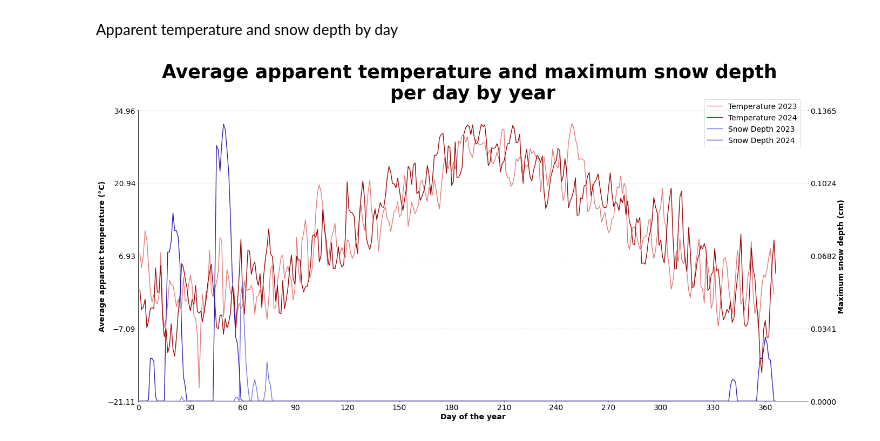
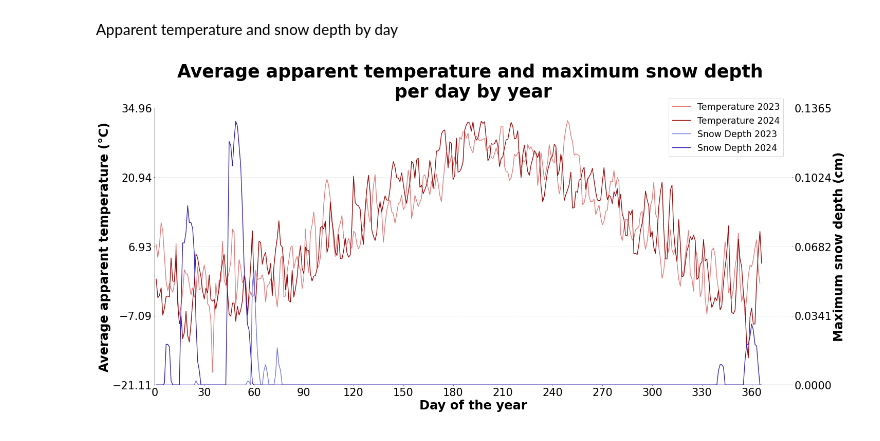
Before and after one commit to floivanhin/Bachelor-Thesis, a Jupyter notebook: Timeseries.ipynb, the cells around one changed output. Drawn from its saved outputs; the diff is of its cells as text; code cells hidden in the pictures.

```diff
--- a/Timeseries.ipynb
+++ b/Timeseries.ipynb
@@ -716,83 +963,122 @@ plt.show()
 # %% [markdown]
 Apparent temperature and snow depth by day
 # %%
+import matplotlib.pyplot as plt
+import pandas as pd
+import seaborn as sns
+import matplotlib.ticker as ticker
+from matplotlib.lines import Line2D
+
+# ---------------------------------------------------------
+# 1. Data Aggregation & Feature Extraction
+# ---------------------------------------------------------
+# Group the dataset by the timestamp column to aggregate daily weather metrics.
+# Calculates the mean for apparent temperature and the maximum for snow depth.
 daily_df = PUs_df.groupby("PUhour").agg({
     "apparent_temperature": "mean",
-    "snow_depth":"max"
+    "snow_depth": "max"
 }).reset_index()
 
+# Extract the year as a string for categorical grouping and
+# the numerical day of the year (1-365) for the x-axis.
 daily_df["year"] = daily_df["PUhour"].dt.year.astype(str)
 daily_df["DayOfYear"] = daily_df["PUhour"].dt.dayofyear
 
+# Apply a 7-day rolling average to the apparent temperature, grouped by year.
 daily_df["7DayTemp"] = daily_df.groupby("year")["apparent_temperature"].transform(
     lambda x: x.rolling(window=7).mean()
 )
 
+# ---------------------------------------------------------
+# 2. Visualization: Primary Axis (Temperature)
+# ---------------------------------------------------------
 fig, ax1 = plt.subplots(figsize=(32, 14))
 
+# Plot the 7-day rolling average of temperature on the primary y-axis (ax1).
 sns.lineplot(
     data=daily_df,
     x="DayOfYear",
     y="7DayTemp",
     hue="year",
     ax=ax1,
-    palette={"2023": "#e27a7a", "2024": "#980606"},
+    palette={"2023": "#e27a7a", "2024": "#980606"}, # Light red for 2023, dark red for 2024
     linewidth=2,
     legend=False,
     errorbar=None
 )
 
-plt.ylabel("Average apparent temperature (°C)", fontweight="bold")
-plt.xlabel("Day of the year", fontweight="bold")
+# Format the primary y-axis and the shared x-axis.
+plt.ylabel("Average apparent temperature (°C)", fontweight="bold", fontsize=35)
+plt.xlabel("Day of the year", fontweight="bold", fontsize=35)
+plt.xticks(fontsize=30)
+plt.yticks(fontsize=30)
 plt.xlim(left=0)
 
+# ---------------------------------------------------------
+# 3. Visualization: Secondary Axis (Snow Depth)
+# ---------------------------------------------------------
+# Instantiate a second axes that shares the same x-axis.
 ax2 = ax1.twinx()
 
+# Plot the maximum snow depth on the secondary y-axis (ax2).
 sns.lineplot(
     data=daily_df,
     x="DayOfYear",
     y="snow_depth",
     hue="year",
     ax=ax2,
-    palette={"2023": "#7376e5", "2024": "#341eb0"},
+    palette={"2023": "#7376e5", "2024": "#341eb0"}, # Light blue for 2023, dark blue for 2024
     linewidth=2,
     legend=False,
     errorbar=None
 )
 
+# Format the secondary y-axis and overarching plot aesthetics.
 plt.title("Average apparent temperature and maximum snow depth \nper day by year",
-          fontsize=50, fontweight="bold",pad=30)
-plt.grid(axis="y",linestyle="--", alpha=0.5)
-plt.ylabel("Maximum snow depth (cm)", fontweight="bold")
-plt.xticks(range(0,366,30))
+          fontsize=50, fontweight="bold", pad=30)
+plt.grid(axis="y", linestyle="--", alpha=0.5)
+plt.ylabel("Maximum snow depth (cm)", fontweight="bold", fontsize=35)
+plt.xticks(range(0, 366, 30), fontsize=30)
+plt.yticks(fontsize=30)
 plt.ylim(bottom=0)
+
+# Synchronize the tick intervals between the primary and secondary y-axes
+# by explicitly forcing both to render exactly 5 evenly spaced ticks.
 ax1.yaxis.set_major_locator(ticker.LinearLocator(5))
 ax2.yaxis.set_major_locator(ticker.LinearLocator(5))
 
+# ---------------------------------------------------------
+# 4. Custom Unified Legend
+# ---------------------------------------------------------
+# Manually construct legend handles (Line2D objects) to combine the items
+# from both ax1 (temperature) and ax2 (snow depth) into a single legend box.
 custom_handles = [
     Line2D([0], [0], color="#e27a7a", lw=2),
     Line2D([0], [0], color="#980606", lw=2),
     Line2D([0], [0], color="#7376e5", lw=2),
     Line2D([0], [0], color="#341eb0", lw=2)
 ]
 
 custom_labels = [
     "Temperature 2023",
     "Temperature 2024",
     "Snow Depth 2023",
     "Snow Depth 2024"
 ]
 
+# Render the custom legend onto the primary axis.
 ax1.legend(
     handles=custom_handles,
     labels=custom_labels,
     loc="upper left",
-    bbox_to_anchor=(0.84, 1.05),
+    bbox_to_anchor=(0.8, 1.05),
     fancybox=False,
-    framealpha=1
+    framealpha=1,
+    fontsize=25
 )
 
-plt.savefig("Plots\TimeSeries\Weather\TempAndSnow_depthDaily.png",dpi=300)
+# Export as PDF.
+plt.savefig("Plots/TimeSeries/Weather/TempAndSnow_depthDaily.pdf", dpi=300, bbox_inches="tight")
 plt.show()
 # %% [output]
-[figure, old version]
+[figure, new version]
```
Also changed, not shown: parts of 7 cells of this notebook.
